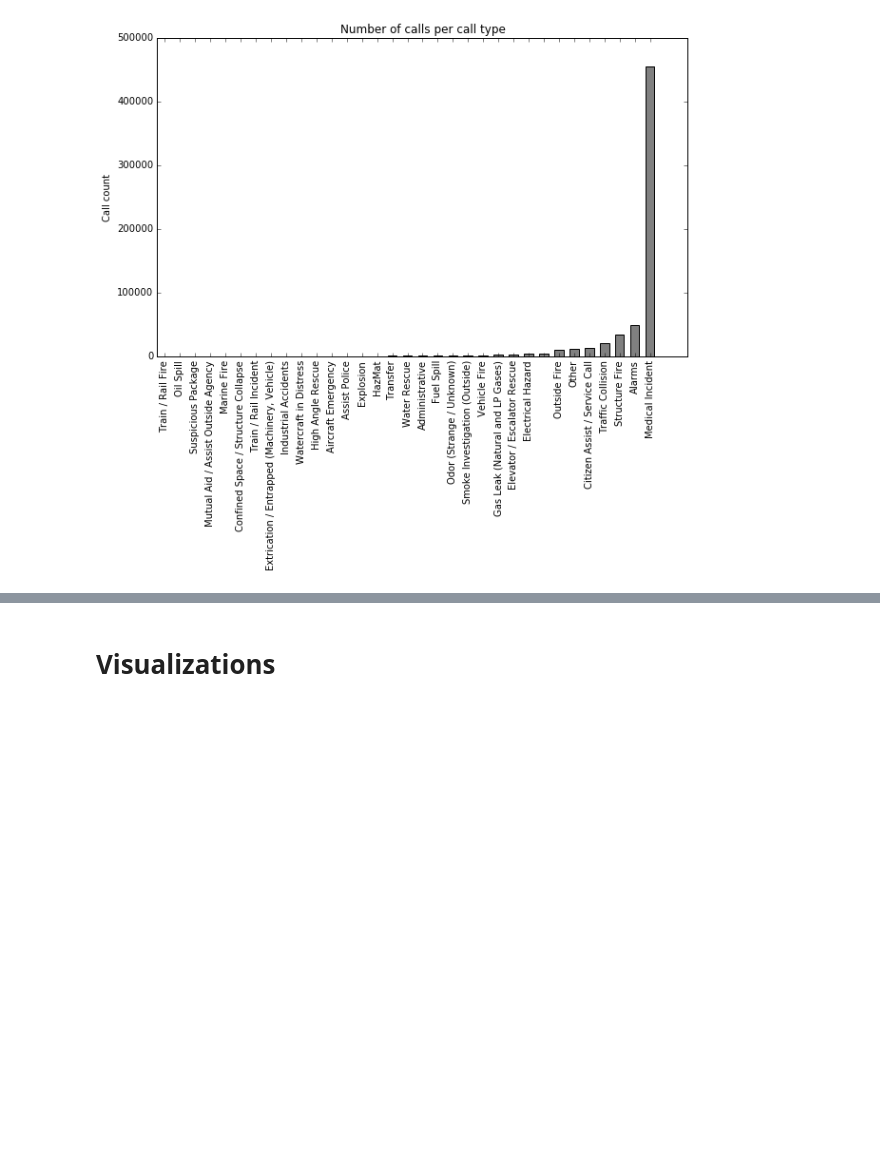
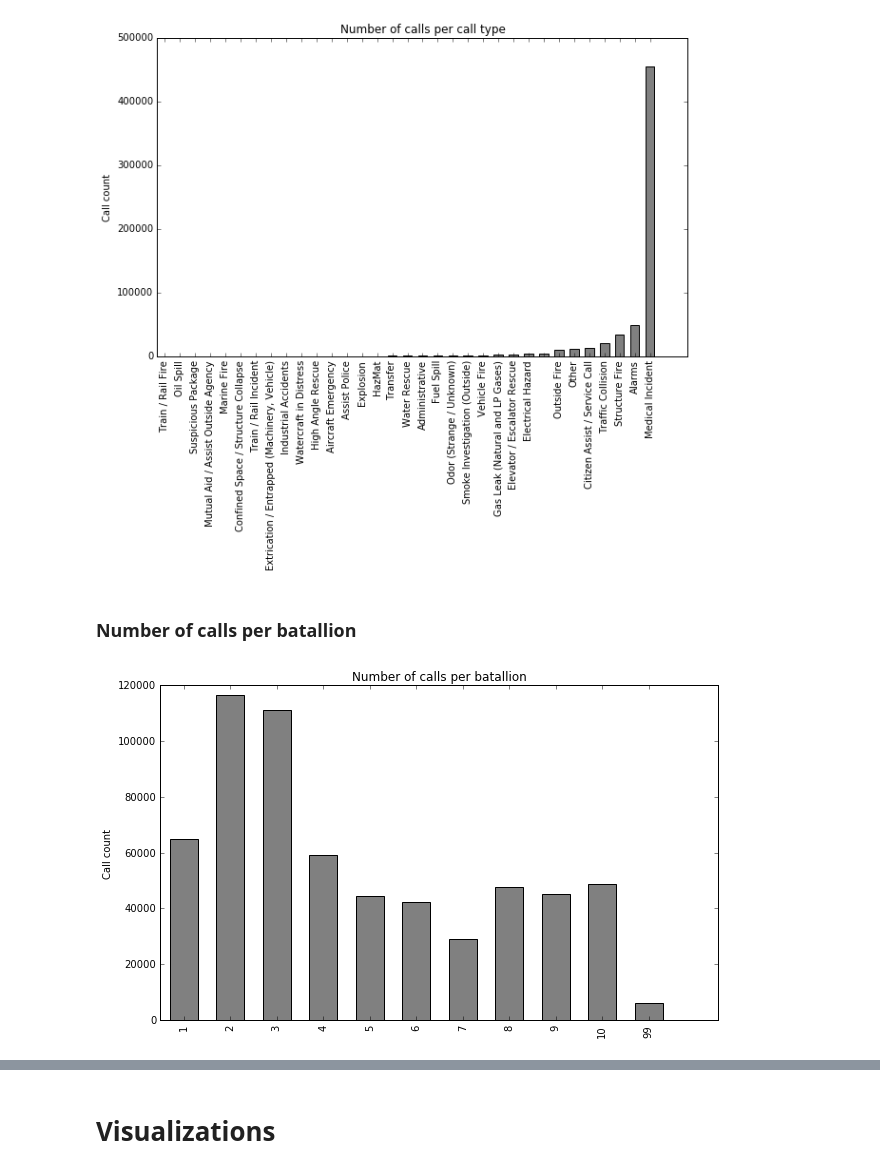
Before and after one commit to gretarg09/DTU__SocialDataAnalysis-SFFireDepartment, a Jupyter notebook: Notebook/explainer_notebook.ipynb, the cells around one changed output, grey strips where cells are left out. Cells and saved outputs as stored; diff of their text form; code cells hidden in the pictures; blank space fills up the shorter version.

```diff
--- a/Notebook/explainer_notebook.ipynb
+++ b/Notebook/explainer_notebook.ipynb
@@ -361,17 +370,21 @@ plt.show()
 The most commonly occurring call type:  [('Medical Incident', 454524)]
 The least commonly occuring call type:  ('Train / Rail Fire', 1)
 [figure]
+# %% [markdown]
+### Number of calls per batallion
 # %%
-numberOfCalls_perYear = sorted(Counter([line["FirePreventionDistrict"] for line in data_grouped.values()]).items())
+numberOfCalls_perYear = sorted(Counter([line["Battalion"] for line in data_grouped.values()]).items())
 x = [key for key,_ in numberOfCalls_perYear]
 y = [value for _,value in numberOfCalls_perYear]
 
 plt.figure(num=None, figsize=(10,6), dpi=80, facecolor="w", edgecolor="k")
 # bars are by default width 0.8, so we'll add 0.1 to the left coordinates so that each bar is centered
 xs = [i+0.2 for i,_ in enumerate(x)]
 # plot bar with left x-coordinates [xs], heights [num_occurrence]
 plt.bar(xs,y,width=0.6,color="gray")
 plt.xticks([i+0.5 for i,_ in enumerate(x)], x, rotation=90)
 plt.title("Number of calls per batallion")
 plt.ylabel("Call count")
 plt.show()
+# %% [output]
+[figure, added]
```
Also changed, not shown: parts of 11 cells of this notebook, 2 other files.
